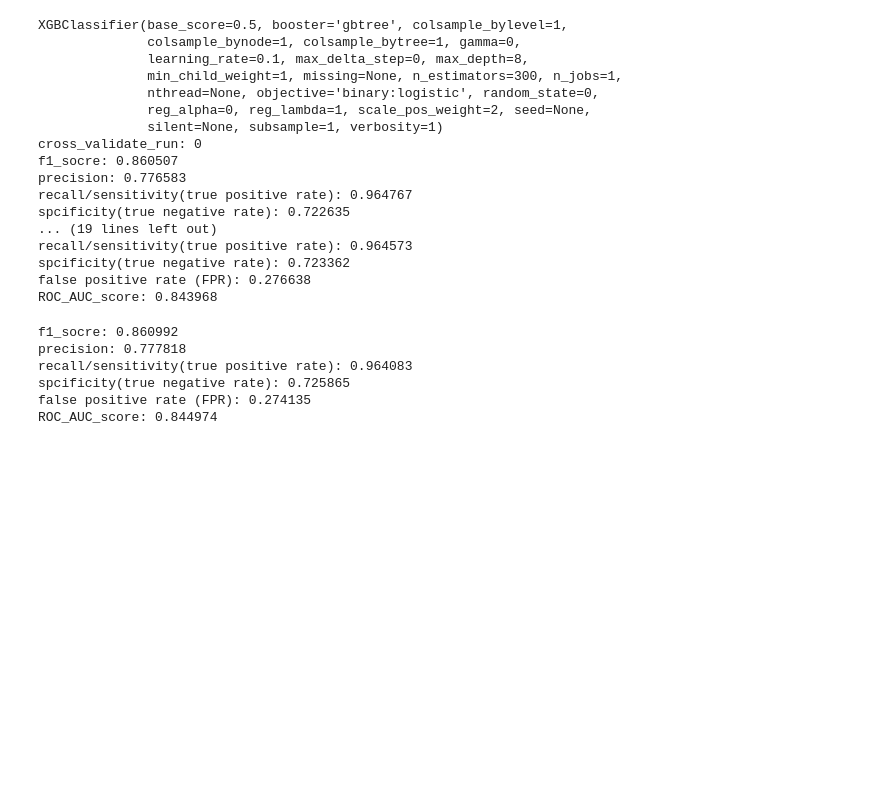
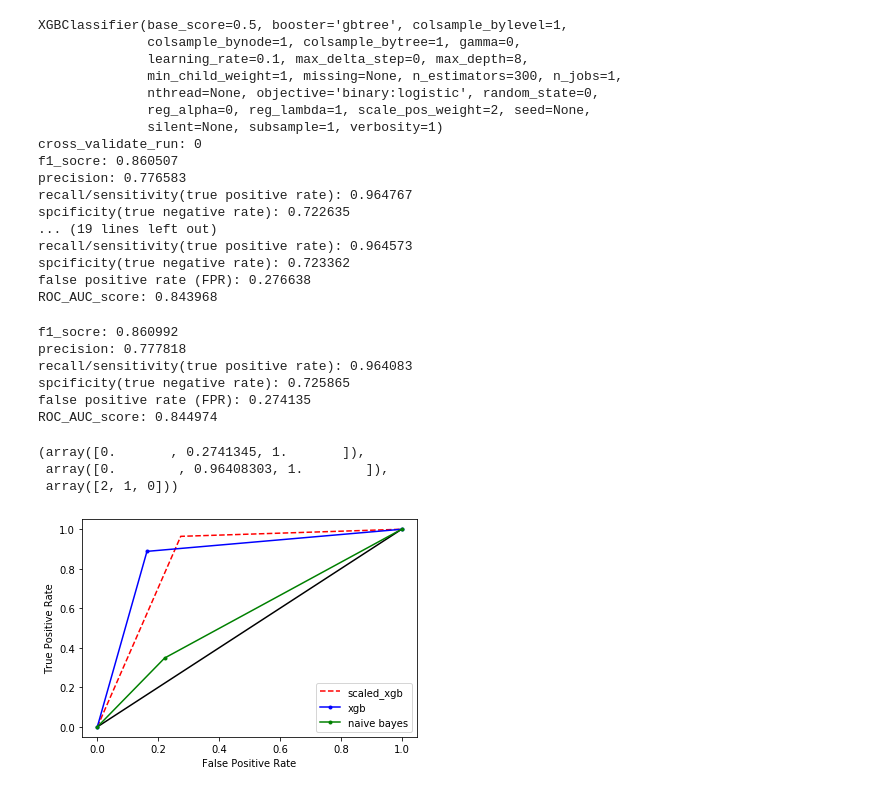
Before and after one commit to Shunling/Insight_HealthDataScience, a Jupyter notebook: Projects/P3/Models.ipynb, the cells around one changed output. Cells and saved outputs as stored; diff of their text form; code cells hidden in the pictures; blank space fills up the shorter version.

Commit message:
ROC_curve

```diff
--- a/Projects/P3/Models.ipynb
+++ b/Projects/P3/Models.ipynb
@@ -412,3 +412,28 @@ ROC_AUC_score: 0.844974
 # %%
 # so far the best model
 pickle.dump(models2_xgb_up[2],open("Models/xgb_up_scaled.dat", "wb"))
+# %%
+roc_curve(yuptest, models2_xgb_up[2].predict(Xuptest))
+# %% [output]
+(array([0.       , 0.2741345, 1.       ]),
+ array([0.        , 0.96408303, 1.        ]),
+ array([2, 1, 0]))
+# %%
+# calculate roc curves
+xgb_scale_fpr, xgb_scale_tpr, _ = roc_curve(yuptest, models2_xgb_up[2].predict(Xuptest))
+xgb_fpr, xgb_tpr, _ = roc_curve(yuptest, models_xgb_up[1].predict(Xuptest))
+nb_fpr, nb_tpr, _ = roc_curve(yuptest, models_nb_up[0].predict(Xuptest))
+# plot the roc curve for the model
+plt.plot([0,0.5,1],[0,0.5,1], color = 'black')
+plt.plot(xgb_scale_fpr, xgb_scale_tpr, linestyle='--', color = 'r',label='scaled_xgb')
+plt.plot(xgb_fpr, xgb_tpr, marker='.', color = 'b', label='xgb')
+plt.plot(nb_fpr, nb_tpr, marker='.', color = 'g', label='naive bayes')
+# axis labels
+plt.xlabel('False Positive Rate')
+plt.ylabel('True Positive Rate')
+# show the legend
+plt.legend()
+# show the plot
+plt.show()
+# %% [output]
+[figure, added]
```
